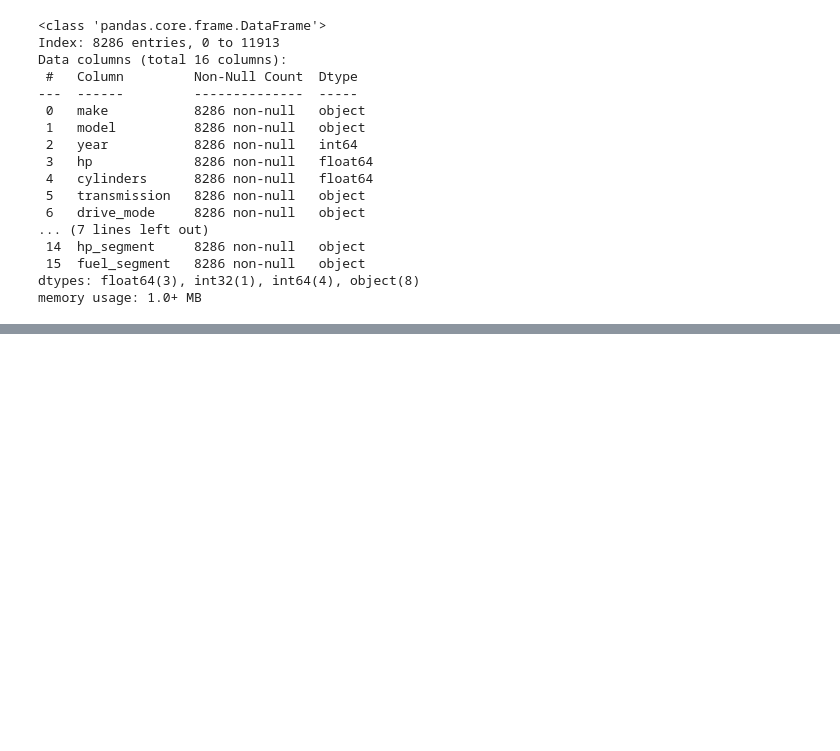
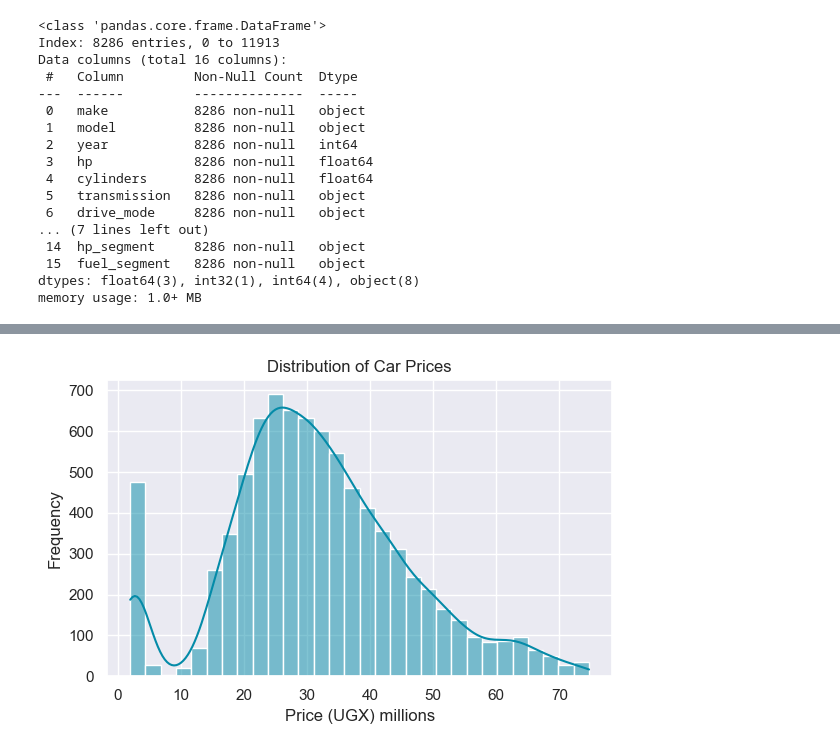
Before and after one commit to Rhahloth/car_sale_eda, a Jupyter notebook: car_sales_eda.ipynb, the cells around one changed output, grey strips where cells are left out. Cells and saved outputs as stored; diff of their text form; code cells hidden in the pictures; blank space fills up the shorter version.

```diff
--- a/car_sales_eda.ipynb
+++ b/car_sales_eda.ipynb
@@ -371,0 +251,17 @@ From this analysis, it’s clear that multiple factors influence car prices, inc
+# %%
+plt.figure(figsize=(6, 4))
+
+sns.histplot(
+    x=df['price'] / 1e6,   # scale to millions
+    bins=30,
+    kde=True,             # you can set this to False if you don't want a density curve
+    color='#048BA8'
+)
+
+plt.title('Distribution of Car Prices')
+plt.xlabel('Price (UGX) millions')
+plt.ylabel('Frequency')
+plt.tight_layout()
+plt.show()
+# %% [output]
+[figure, added]
```
Also changed, not shown: parts of 100 cells of this notebook, 1 other file.
